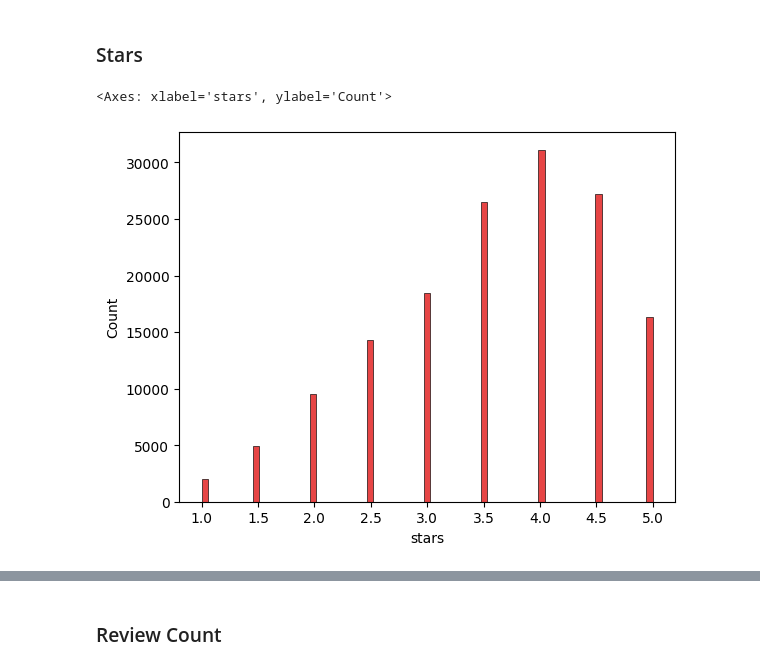
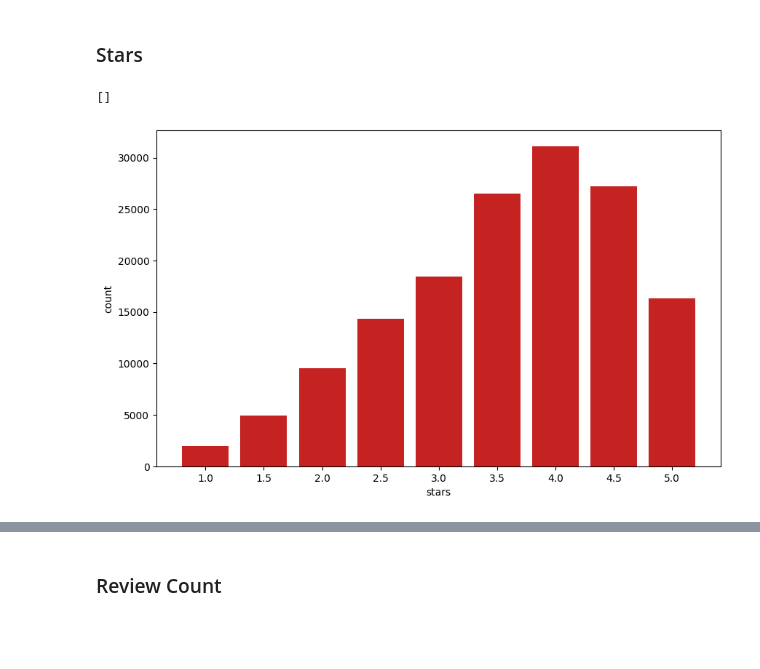
Before and after one commit to xkello/ISA-Team-8, a Jupyter notebook: EDA_basic.ipynb, the cells around one changed output, grey strips where cells are left out. Saved outputs shown, nothing was run; the diff lists cells and outputs as text; code cells hidden in the pictures; blank space fills up the shorter version.

```diff
--- a/EDA_basic.ipynb
+++ b/EDA_basic.ipynb
@@ -98,10 +98,12 @@ business.describe()
 | max | 53.679197 | -73.200457 | 5.000000 | 7568.000000 | 1.00000 |
 # %% [markdown]
 ### Stars
-# %%
-sns.histplot(data=business, x="stars", color=YELP_RED)
-# %% [output]
-<Axes: xlabel='stars', ylabel='Count'>
-[figure, removed]
+# %%
+plt.figure(figsize=(10, 6))
+sns.countplot(data=business, x="stars", color=YELP_RED)
+plt.plot()
+# %% [output]
+[]
+[figure, added]
 # %%
 sns.boxplot(data=business, x="stars", color=YELP_RED)
```
Also changed, not shown: parts of 26 cells of this notebook.
